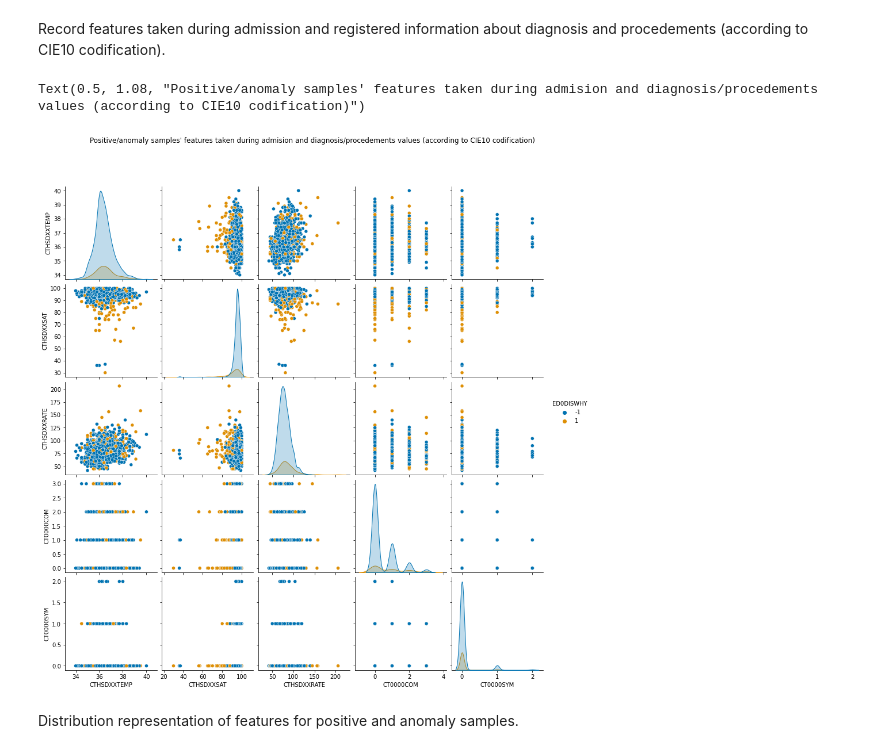
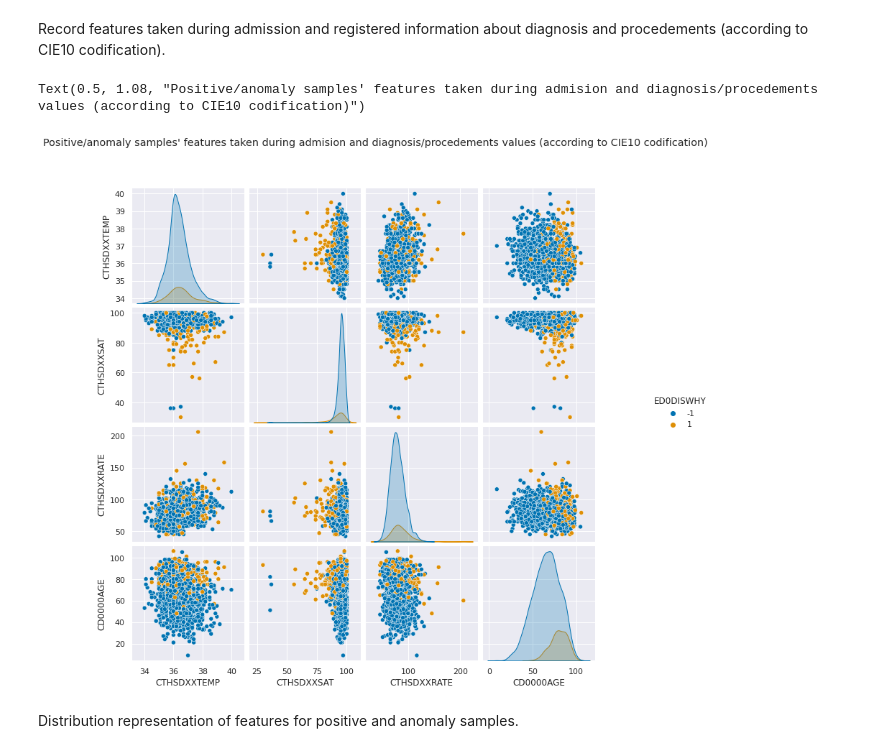
Before and after one commit to unaicarbajo/one-class-covid19, a Jupyter notebook: covid19_prognosis.ipynb, the cells around one changed output. Drawn from its saved outputs; the diff is of its cells as text; code cells hidden in the pictures.

```diff
--- a/covid19_prognosis.ipynb
+++ b/covid19_prognosis.ipynb
@@ -302,11 +320,13 @@ plot_pair_individual(X_data, Y_data, 'CT0000NEU', 'CTHSDXXRATE')
 # %% [markdown]
 Record features taken during admission and registered information about diagnosis and procedements (according to CIE10 codification).
 # %%
-pp = sns.pairplot(pd.concat([X_data[['CTHSDXXTEMP', 'CTHSDXXSAT', 'CTHSDXXRATE', 'CT0000COM','CT0000SYM']], Y_data],axis=1), hue='ED0DISWHY', palette='colorblind')
+sns.set()
+
+pp = sns.pairplot(pd.concat([X_data[['CTHSDXXTEMP', 'CTHSDXXSAT', 'CTHSDXXRATE', 'CD0000AGE']], Y_data],axis=1), hue='ED0DISWHY', palette='colorblind')
 pp.fig.suptitle("Positive/anomaly samples' features taken during admision and diagnosis/procedements values (according to CIE10 codification)", y=1.08)
 # %% [output]
 Text(0.5, 1.08, "Positive/anomaly samples' features taken during admision and diagnosis/procedements values (according to CIE10 codification)")
-[figure, old version]
+[figure, new version]
 # %% [markdown]
 Distribution representation of features for positive and anomaly samples.
 # %%
```
Also changed, not shown: parts of 38 cells of this notebook.
